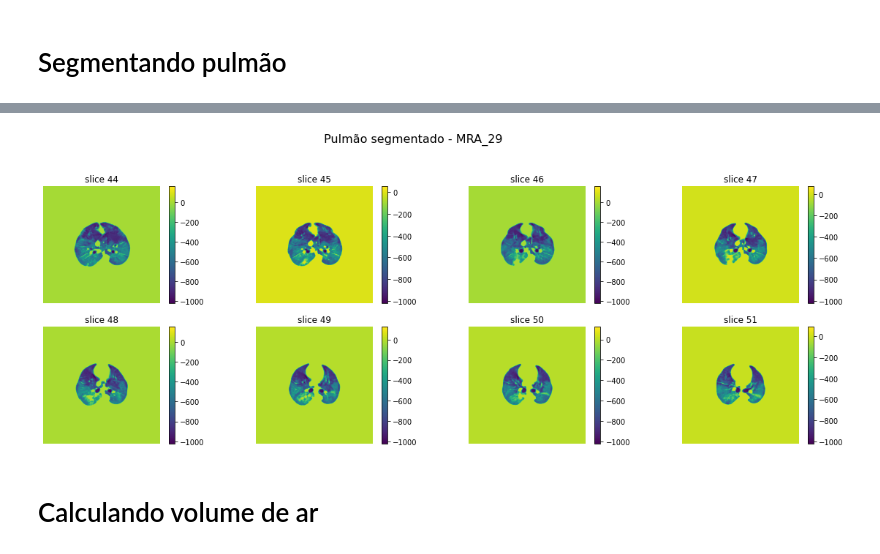
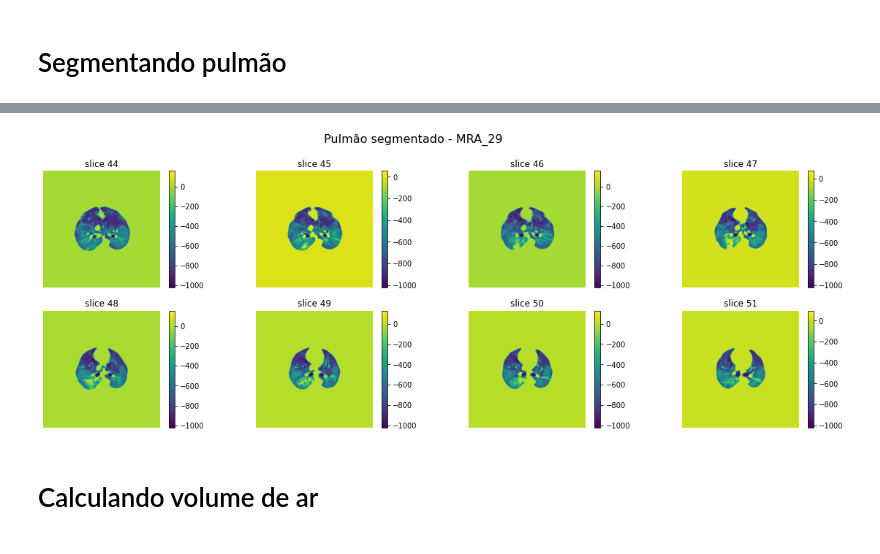
Before and after one commit to edlbcamargo/recrutabilidade, a Jupyter notebook: volume_referencia/volume_referencia.ipynb, the cells around one changed output, grey strips where cells are left out. Drawn from its saved outputs; the diff is of its cells as text; code cells hidden in the pictures.

```diff
--- a/volume_referencia/volume_referencia.ipynb
+++ b/volume_referencia/volume_referencia.ipynb
@@ -65,8 +84,8 @@ _= fig.suptitle('Segmentação do pulmão - MRA_29', fontsize=16)
 # %%
 fig = ctf.mostraCortes(df.imagem_pulmao.values,44,8,colorbar=True)
-_= fig.suptitle('Pulmão segmentado - MRA_29', fontsize=16)
+_= fig.suptitle('Pulmão segmentado - MRA_29', fontsize=16, y=0.95)
 # %% [output]
-[figure, old version]
+[figure, new version]
 # %% [markdown]
 # Calculando volume de ar
 # %%
```
Also changed, not shown: parts of 11 cells of this notebook, 11 other files.
